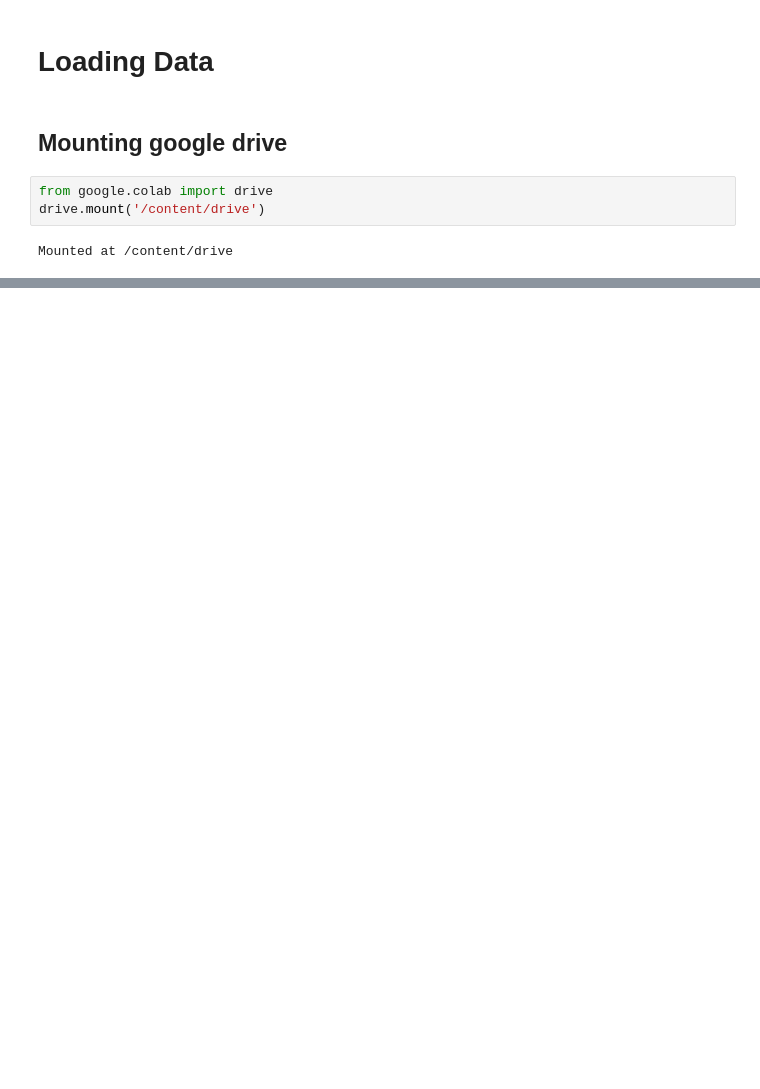
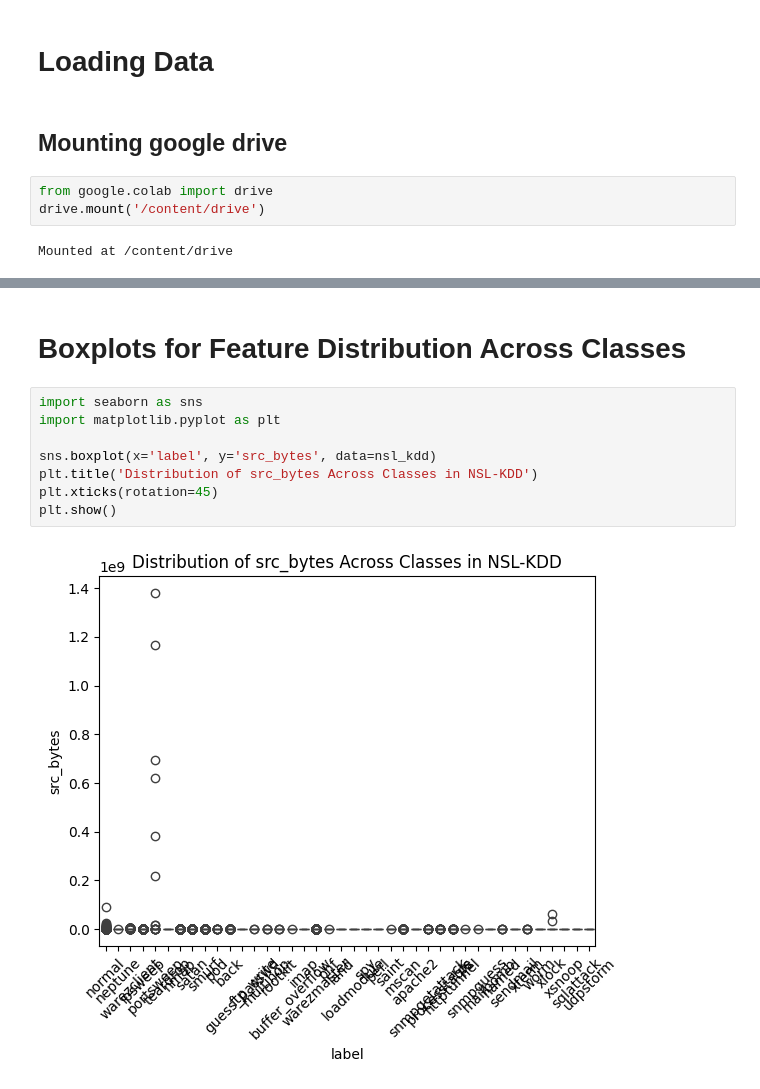
Before and after one commit to kram254/6G-Network-Encryption-Machine-Learning-Model, a Jupyter notebook: 6G_Network_Encryption_model.ipynb, the cells around one changed output, grey strips where cells are left out. Saved outputs shown, nothing was run; the diff lists cells and outputs as text; blank space fills up the shorter version.

```diff
--- a/6G_Network_Encryption_model.ipynb
+++ b/6G_Network_Encryption_model.ipynb
@@ -114,0 +273,12 @@ cic_ids17 = pd.concat([cic_ids17_a, cic_ids17_b], ignore_index=True)
+# %% [markdown]
+# **Boxplots for Feature Distribution Across Classes**
+# %%
+import seaborn as sns
+import matplotlib.pyplot as plt
+
+sns.boxplot(x='label', y='src_bytes', data=nsl_kdd)
+plt.title('Distribution of src_bytes Across Classes in NSL-KDD')
+plt.xticks(rotation=45)
+plt.show()
+# %% [output]
+[figure, added]
```
Also changed, not shown: parts of 22 cells of this notebook.
